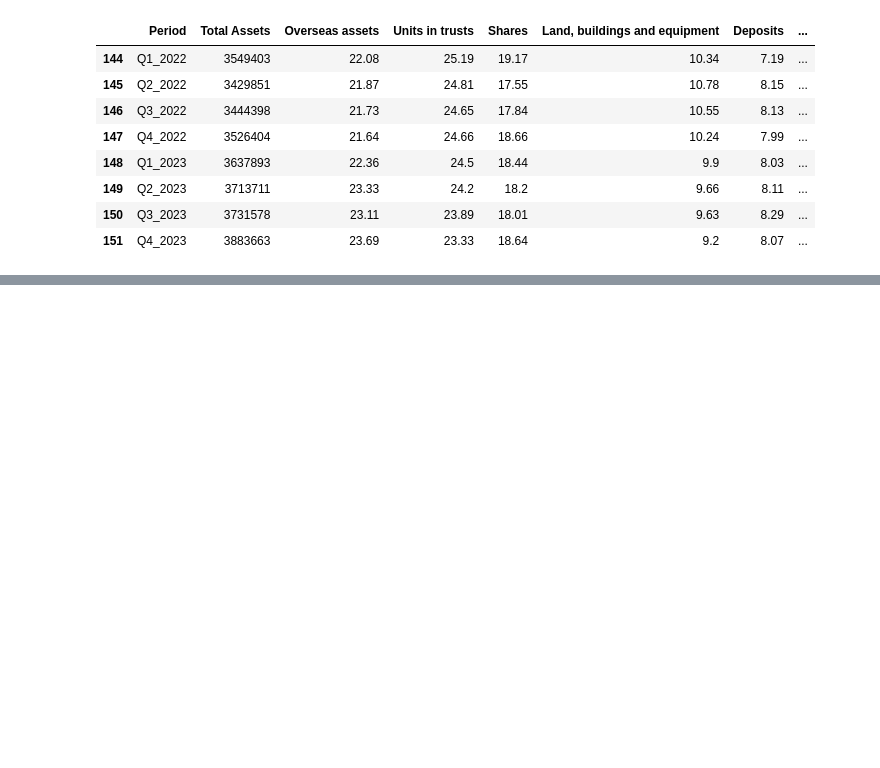
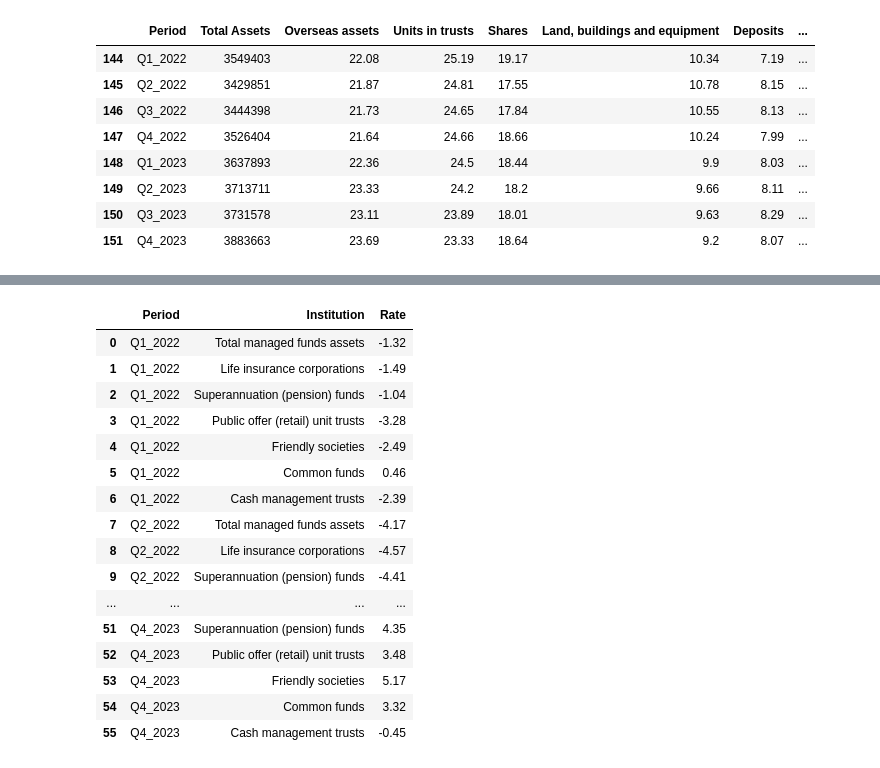
Before and after one commit to RonnyPNguyen/VizVenture, a Jupyter notebook: Portfolio/AUS_ManagedFund_2023/data/ausmanagedfund.ipynb, the cells around one changed output, grey strips where cells are left out. Drawn from its saved outputs; the diff is of its cells as text; code cells hidden in the pictures; blank space fills up the shorter version.

```diff
--- a/Portfolio/AUS_ManagedFund_2023/data/ausmanagedfund.ipynb
+++ b/Portfolio/AUS_ManagedFund_2023/data/ausmanagedfund.ipynb
@@ -113,0 +106,28 @@ with open('institution_growth.json', 'w') as f:
+# %%
+df2_growth_pct = pd.DataFrame(columns=['Period', 'Institution', 'Rate'])
+for i, d in df2_growth.iterrows():
+    rows_to_add = []
+    for j in range(1, 8):
+        row = {'Period': d['Period'], 'Institution': df2_growth.columns[j], 'Rate': d[j]}
+        rows_to_add.append(row)
+    temp_df = pd.DataFrame(rows_to_add)
+    df2_growth_pct = pd.concat([df2_growth_pct, temp_df], ignore_index=True)
+df2_growth_pct
+# %% [output]
+|  | Period | Institution | Rate |
+| 0 | Q1_2022 | Total managed funds assets | -1.32 |
+| 1 | Q1_2022 | Life insurance corporations | -1.49 |
+| 2 | Q1_2022 | Superannuation (pension) funds | -1.04 |
+| 3 | Q1_2022 | Public offer (retail) unit trusts | -3.28 |
+| 4 | Q1_2022 | Friendly societies | -2.49 |
+| 5 | Q1_2022 | Common funds | 0.46 |
+| 6 | Q1_2022 | Cash management trusts | -2.39 |
+| 7 | Q2_2022 | Total managed funds assets | -4.17 |
+| 8 | Q2_2022 | Life insurance corporations | -4.57 |
+| 9 | Q2_2022 | Superannuation (pension) funds | -4.41 |
+| ... | ... | ... | ... |
+| 51 | Q4_2023 | Superannuation (pension) funds | 4.35 |
+| 52 | Q4_2023 | Public offer (retail) unit trusts | 3.48 |
+| 53 | Q4_2023 | Friendly societies | 5.17 |
+| 54 | Q4_2023 | Common funds | 3.32 |
+| 55 | Q4_2023 | Cash management trusts | -0.45 |
```
Also changed, not shown: parts of 3 cells of this notebook, 5 other files.
